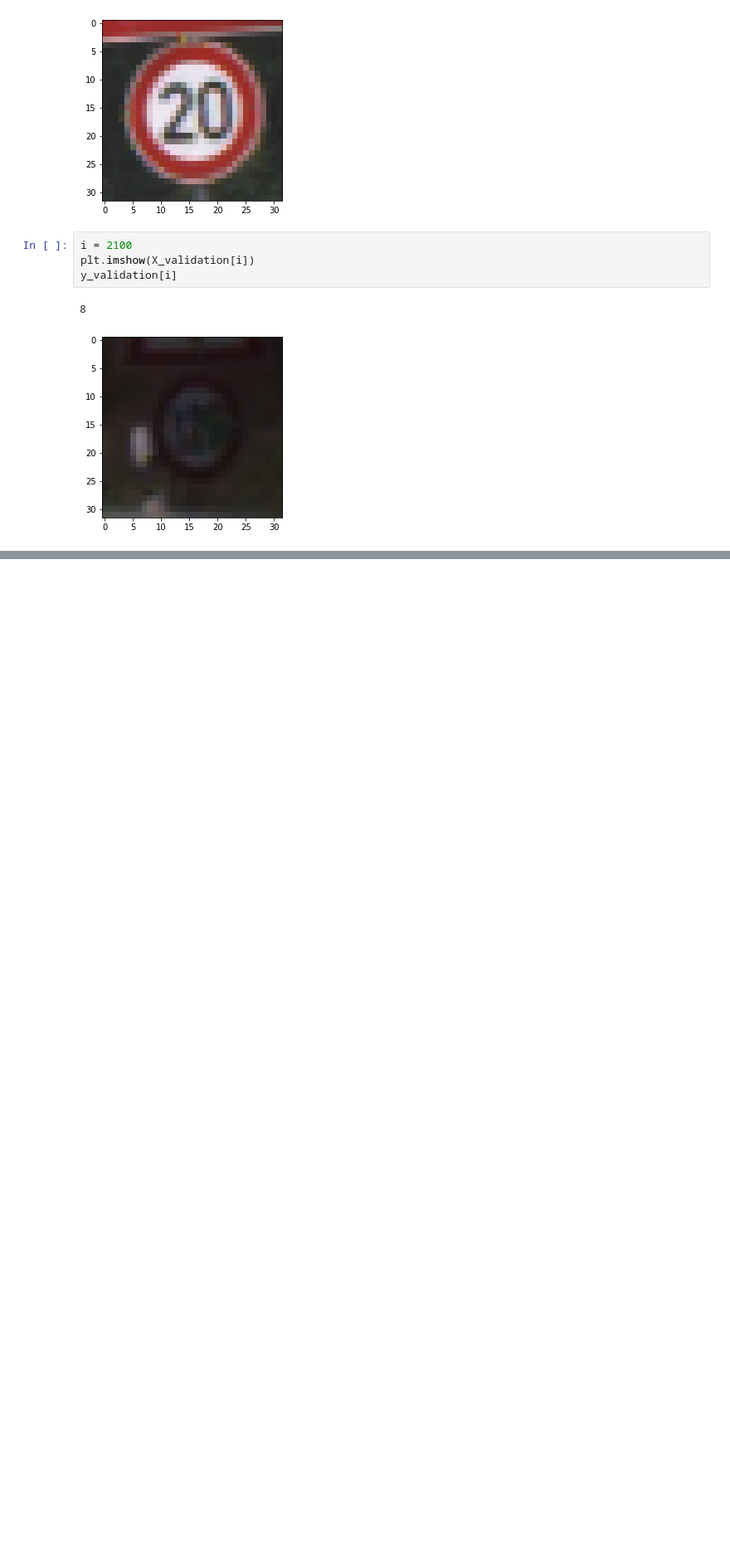
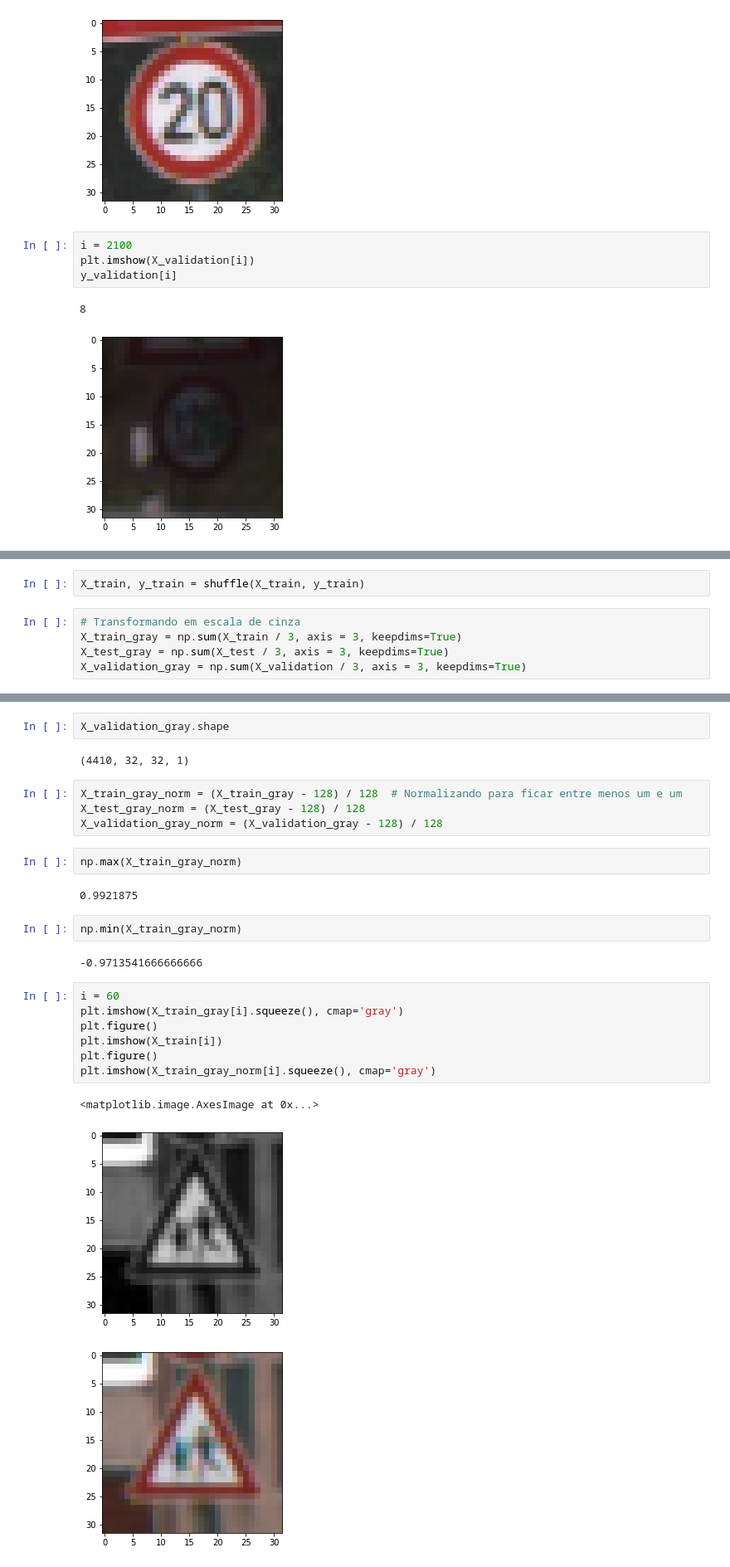
Before and after one commit to marcelounb/DeepLearning, a Jupyter notebook: Projeto8_semaforo_marcelounb.ipynb, the cells around one changed output, grey strips where cells are left out. Shown: that part at 83% size. Cells and saved outputs as stored; diff of their text form; blank space fills up the shorter version.

```diff
--- a/Projeto8_semaforo_marcelounb.ipynb
+++ b/Projeto8_semaforo_marcelounb.ipynb
@@ -100,0 +102,7 @@ y_validation[i]
+# %%
+X_train, y_train = shuffle(X_train, y_train)
+# %%
+# Transformando em escala de cinza
+X_train_gray = np.sum(X_train / 3, axis = 3, keepdims=True)
+X_test_gray = np.sum(X_test / 3, axis = 3, keepdims=True)
+X_validation_gray = np.sum(X_validation / 3, axis = 3, keepdims=True)
@@ -100,0 +117,27 @@ y_validation[i]
+# %%
+X_validation_gray.shape
+# %% [output]
+(4410, 32, 32, 1)
+# %%
+X_train_gray_norm = (X_train_gray - 128) / 128  # Normalizando para ficar entre menos um e um
+X_test_gray_norm = (X_test_gray - 128) / 128
+X_validation_gray_norm = (X_validation_gray - 128) / 128
+# %%
+np.max(X_train_gray_norm)
+# %% [output]
+0.9921875
+# %%
+np.min(X_train_gray_norm)
+# %% [output]
+-0.9713541666666666
+# %%
+i = 60
+plt.imshow(X_train_gray[i].squeeze(), cmap='gray')
+plt.figure()
+plt.imshow(X_train[i])
+plt.figure()
+plt.imshow(X_train_gray_norm[i].squeeze(), cmap='gray')
+# %% [output]
+<matplotlib.image.AxesImage at 0x...>
+[figure, added]
+[figure, added]
```
Also changed, not shown: parts of 22 cells of this notebook.
